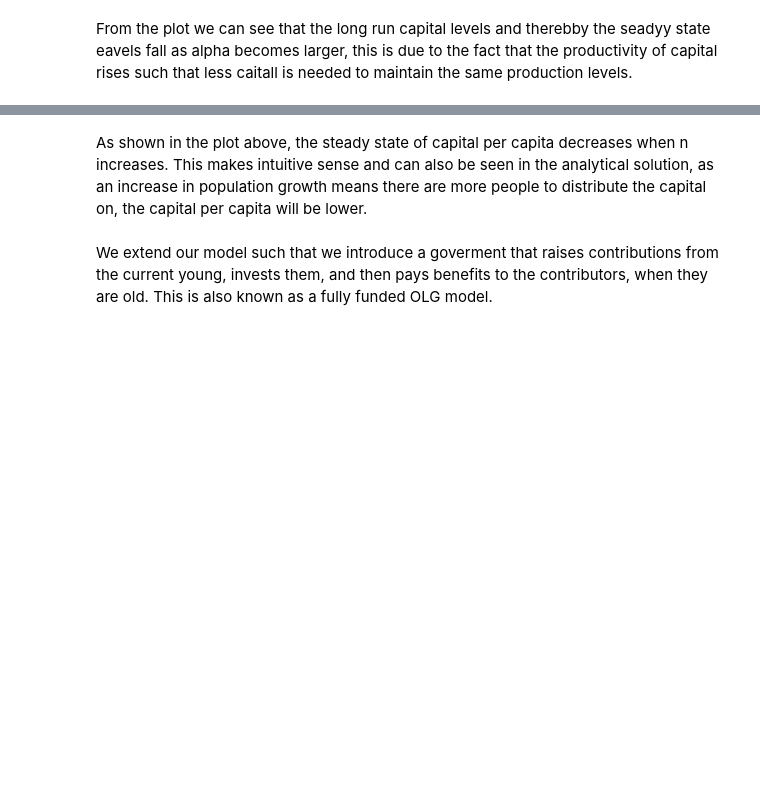
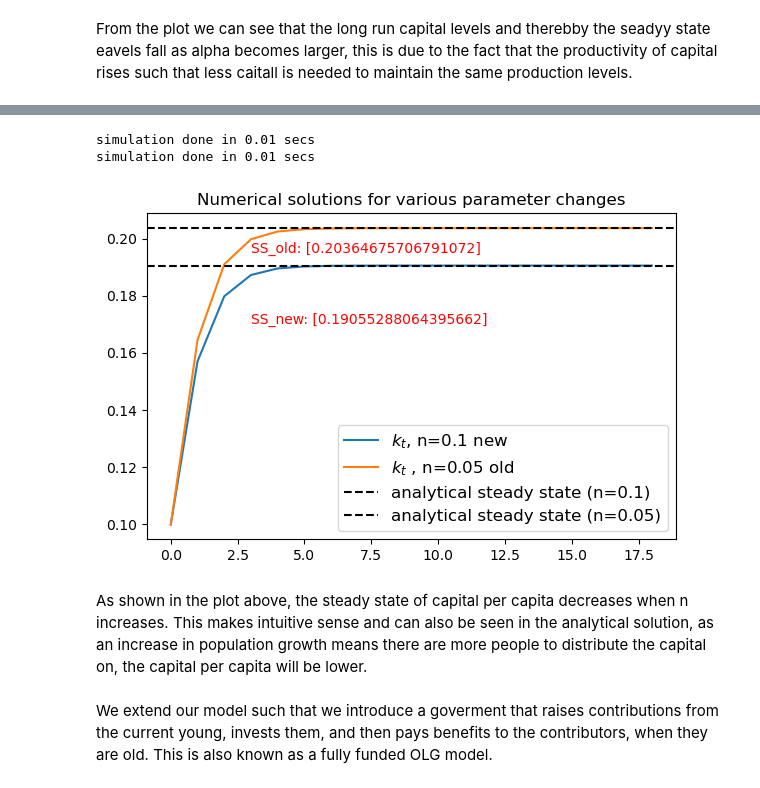
Before and after one commit to NumEconCopenhagen/projects-2023-kernen-af-kulten, a Jupyter notebook: modelproject/modelproject.ipynb, the cells around one changed output, grey strips where cells are left out. Drawn from its saved outputs; the diff is of its cells as text; code cells hidden in the pictures; blank space fills up the shorter version.

```diff
--- a/modelproject/modelproject.ipynb
+++ b/modelproject/modelproject.ipynb
@@ -272,3 +115,9 @@ simulation done in 0.03 secs
+# %%
+ml.model_n01()
+# %% [output]
+simulation done in 0.01 secs
+simulation done in 0.01 secs
+[figure, added]
 # %% [markdown]
 As shown in the plot above, the steady state of capital per capita decreases when n increases. This makes intuitive sense and can also be seen in the analytical solution, as an increase in population growth means there are more people to distribute the capital on, the capital per capita will be lower.
 # %% [markdown]
```
Also changed, not shown: parts of 16 cells of this notebook, 1 other file.
